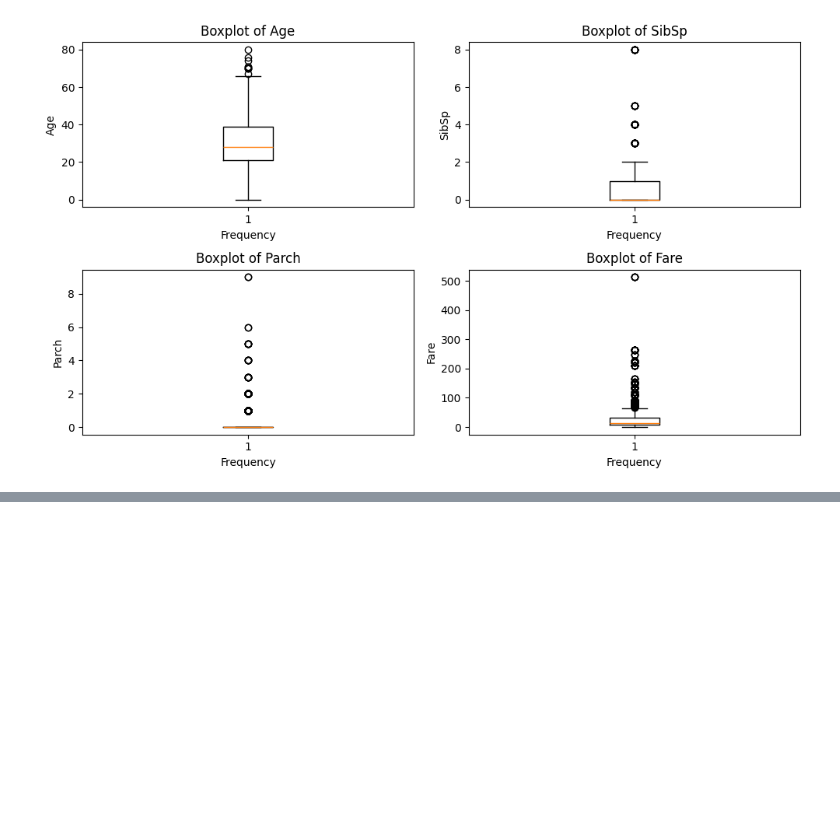
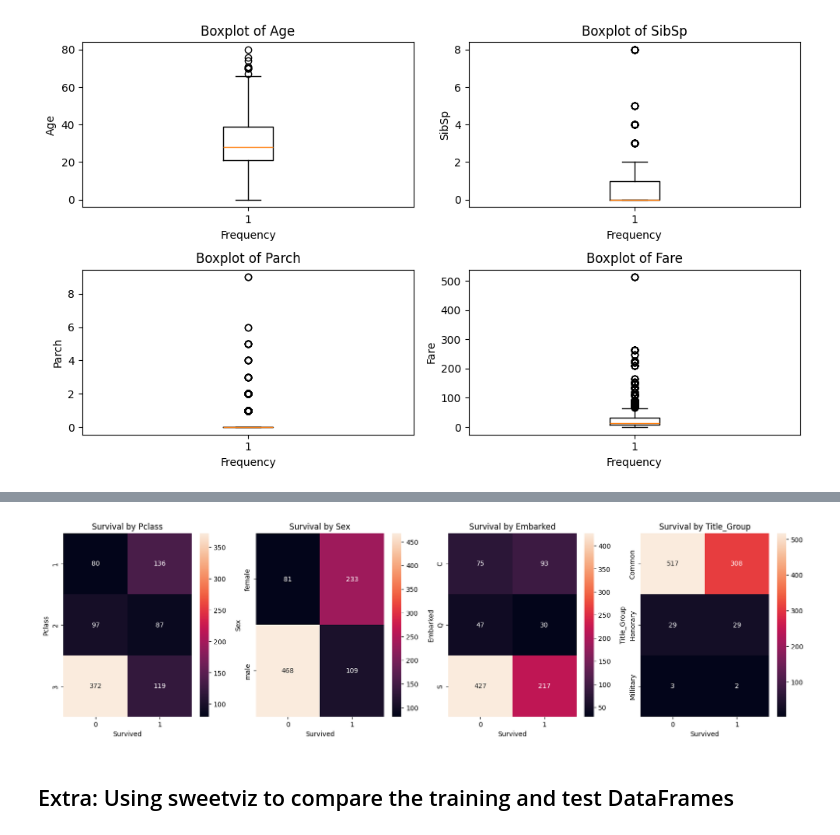
Before and after one commit to luizhtc/kaggle-titanic, a Jupyter notebook: notebooks/eda.ipynb, the cells around one changed output, grey strips where cells are left out. Cells and saved outputs as stored; diff of their text form; code cells hidden in the pictures; blank space fills up the shorter version.

```diff
--- a/notebooks/eda.ipynb
+++ b/notebooks/eda.ipynb
@@ -203,0 +227,15 @@ df[numerical_cols].corr()
+# %%
+categorical_cols = ["Pclass", "Sex", "Embarked", "Title_Group"]
+
+fig, axes = plt.subplots(1, 4, figsize=(20, 5))
+
+for col in categorical_cols:
+    crosstab = pd.crosstab(df_train[col], df_train['Survived'])
+    sns.heatmap(crosstab, annot=True, fmt='g', cmap='rocket', ax=axes[categorical_cols.index(col)])
+    axes[categorical_cols.index(col)].set_title(f"Survival by {col}")
+
+plt.show()
+# %% [output]
+[figure, added]
+# %% [markdown]
+## Extra: Using sweetviz to compare the training and test DataFrames
```
Also changed, not shown: parts of 13 cells of this notebook, 2 other files.
